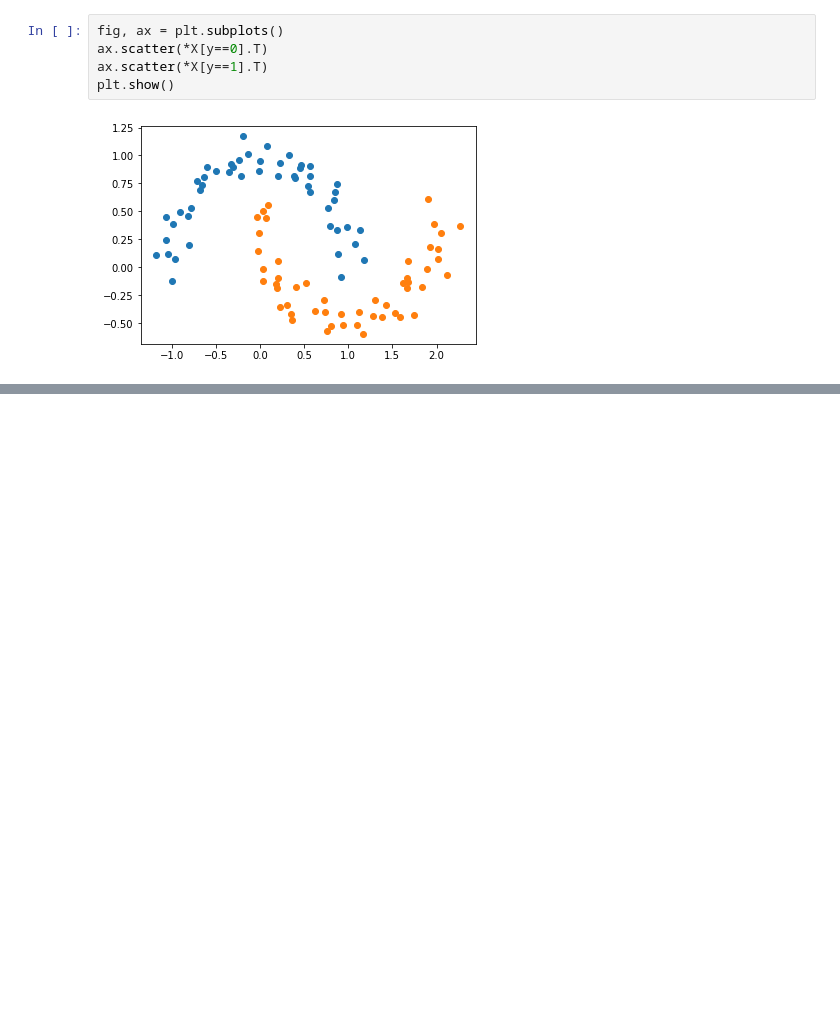
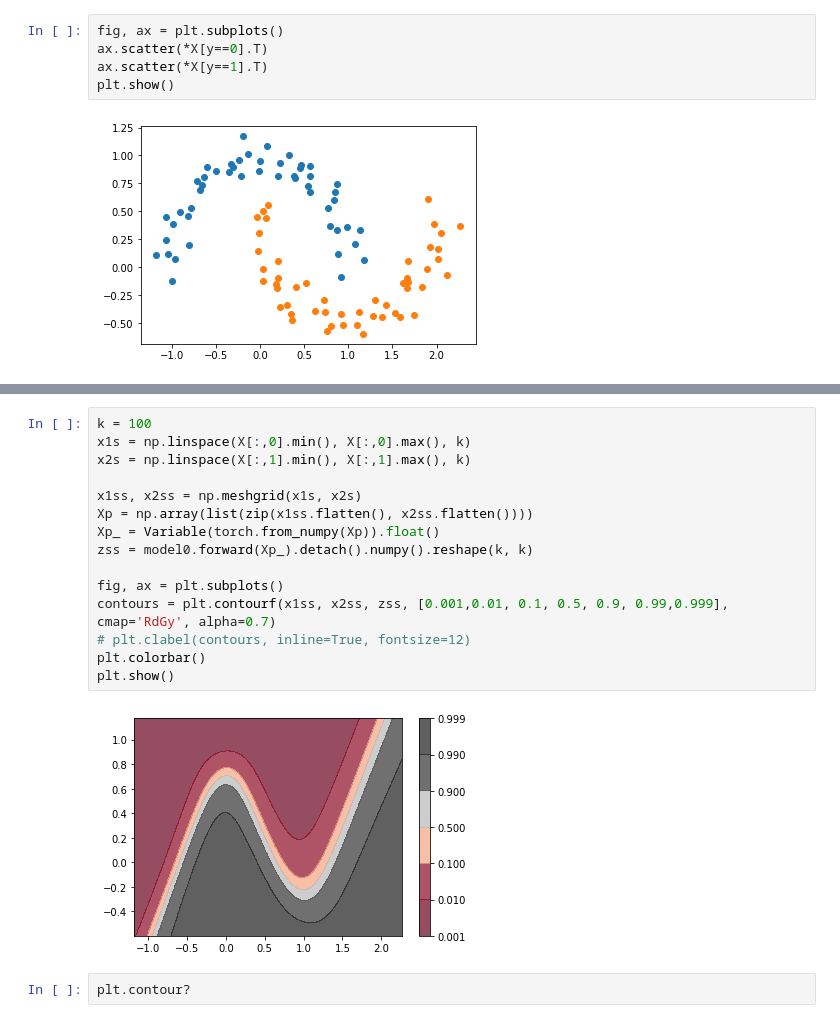
Before and after one commit to leihuang/scrapbook, a Jupyter notebook: DANN_Moons.ipynb, the cells around one changed output, grey strips where cells are left out. Saved outputs shown, nothing was run; the diff lists cells and outputs as text; blank space fills up the shorter version.

```diff
--- a/DANN_Moons.ipynb
+++ b/DANN_Moons.ipynb
@@ -99,0 +113,19 @@ optimizer0 = torch.optim.Adam(model0.parameters(), lr=0.001)
+# %%
+k = 100
+x1s = np.linspace(X[:,0].min(), X[:,0].max(), k)
+x2s = np.linspace(X[:,1].min(), X[:,1].max(), k)
+
+x1ss, x2ss = np.meshgrid(x1s, x2s)
+Xp = np.array(list(zip(x1ss.flatten(), x2ss.flatten())))
+Xp_ = Variable(torch.from_numpy(Xp)).float()
+zss = model0.forward(Xp_).detach().numpy().reshape(k, k)
+
+fig, ax = plt.subplots()
+contours = plt.contourf(x1ss, x2ss, zss, [0.001,0.01, 0.1, 0.5, 0.9, 0.99,0.999], cmap='RdGy', alpha=0.7)
+# plt.clabel(contours, inline=True, fontsize=12)
+plt.colorbar()
+plt.show()
+# %% [output]
+[figure, added]
+# %%
+plt.contour?
```
Also changed, not shown: parts of 3 cells of this notebook.
